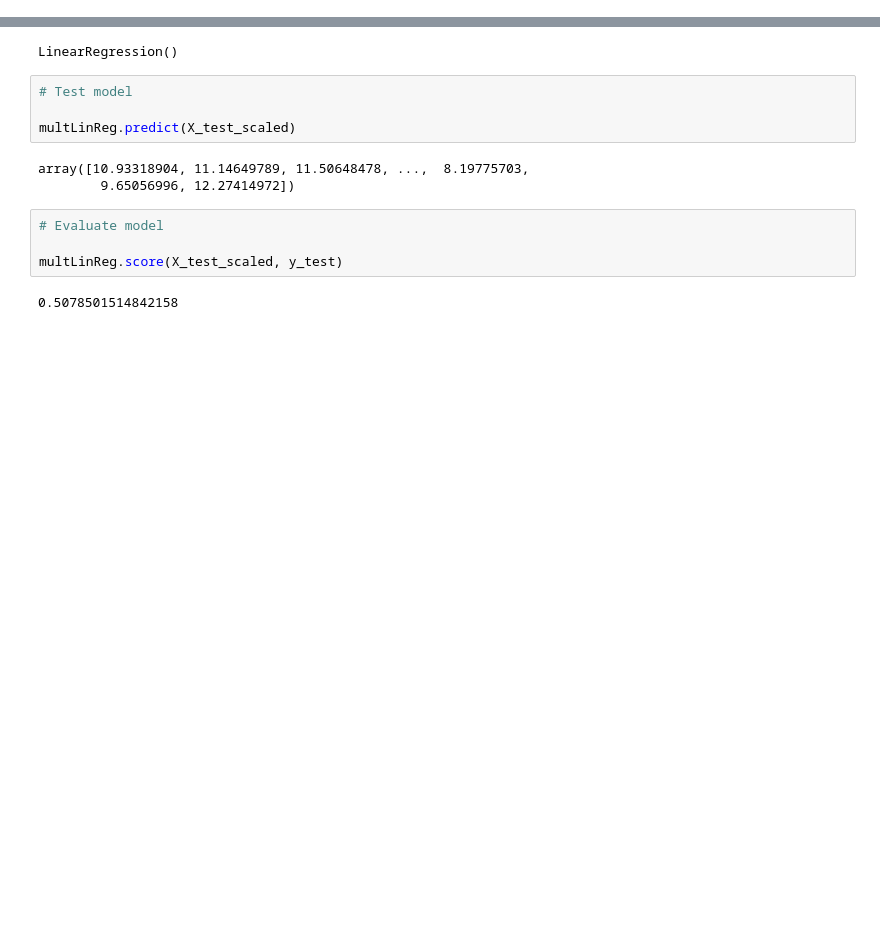
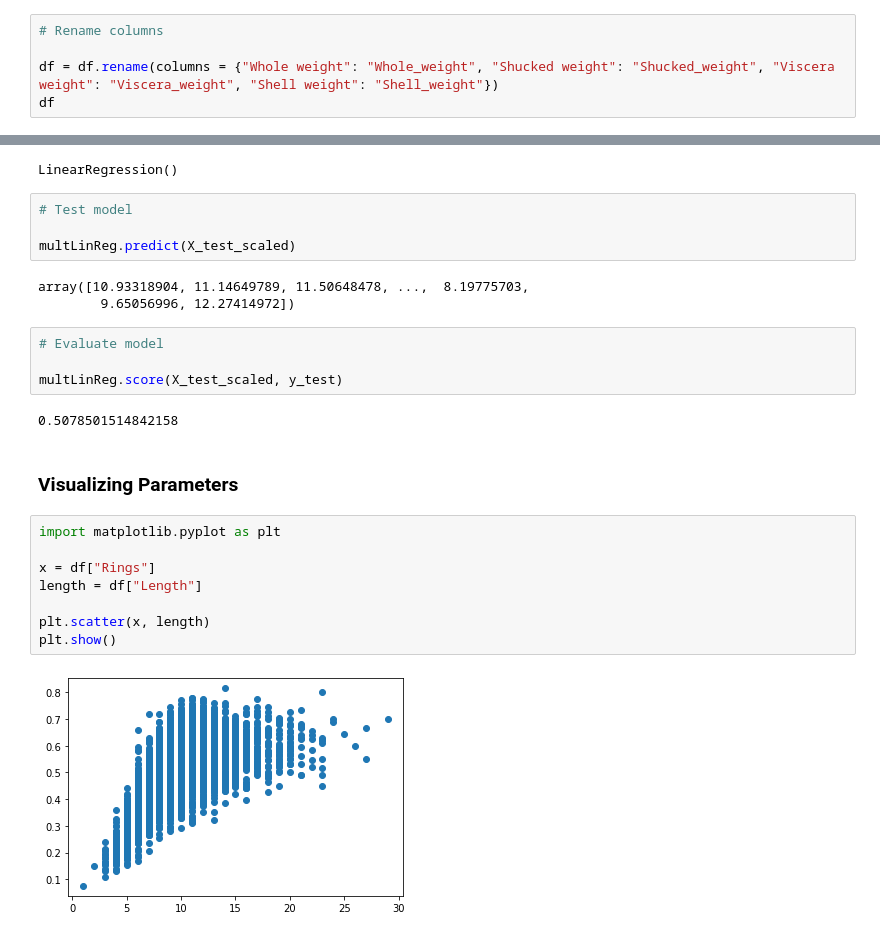
Before and after one commit to d0rtilla/AbaloneAgePredictionProject, a Jupyter notebook: Abalone_Age_Prediction.ipynb, the cells around one changed output, grey strips where cells are left out. Saved outputs shown, nothing was run; the diff lists cells and outputs as text; blank space fills up the shorter version.

Commit message:
Created graphs of parameters to look for trends and outliers

```diff
--- a/Abalone_Age_Prediction.ipynb
+++ b/Abalone_Age_Prediction.ipynb
@@ -76,3 +76,8 @@ display(df)
 | 4175 | 0.625 | 0.485 | 0.150 | 1.0945 | 0.5310 | 0.2610 | 0.2960 | 10 | ... |
 | 4176 | 0.710 | 0.555 | 0.195 | 1.9485 | 0.9455 | 0.3765 | 0.4950 | 12 | ... |
 4177 rows × 11 columns
+# %%
+# Rename columns
+
+df = df.rename(columns = {"Whole weight": "Whole_weight", "Shucked weight": "Shucked_weight", "Viscera weight": "Viscera_weight", "Shell weight": "Shell_weight"})
+df
@@ -119,3 +138,15 @@ array([10.93318904, 11.14649789, 11.50648478, ...,  8.19775703,
 multLinReg.score(X_test_scaled, y_test)
 # %% [output]
 0.5078501514842158
+# %% [markdown]
+### Visualizing Parameters
+# %%
+import matplotlib.pyplot as plt
+
+x = df["Rings"]
+length = df["Length"]
+
+plt.scatter(x, length)
+plt.show()
+# %% [output]
+[figure, added]
```
Also changed, not shown: parts of 7 cells of this notebook.
